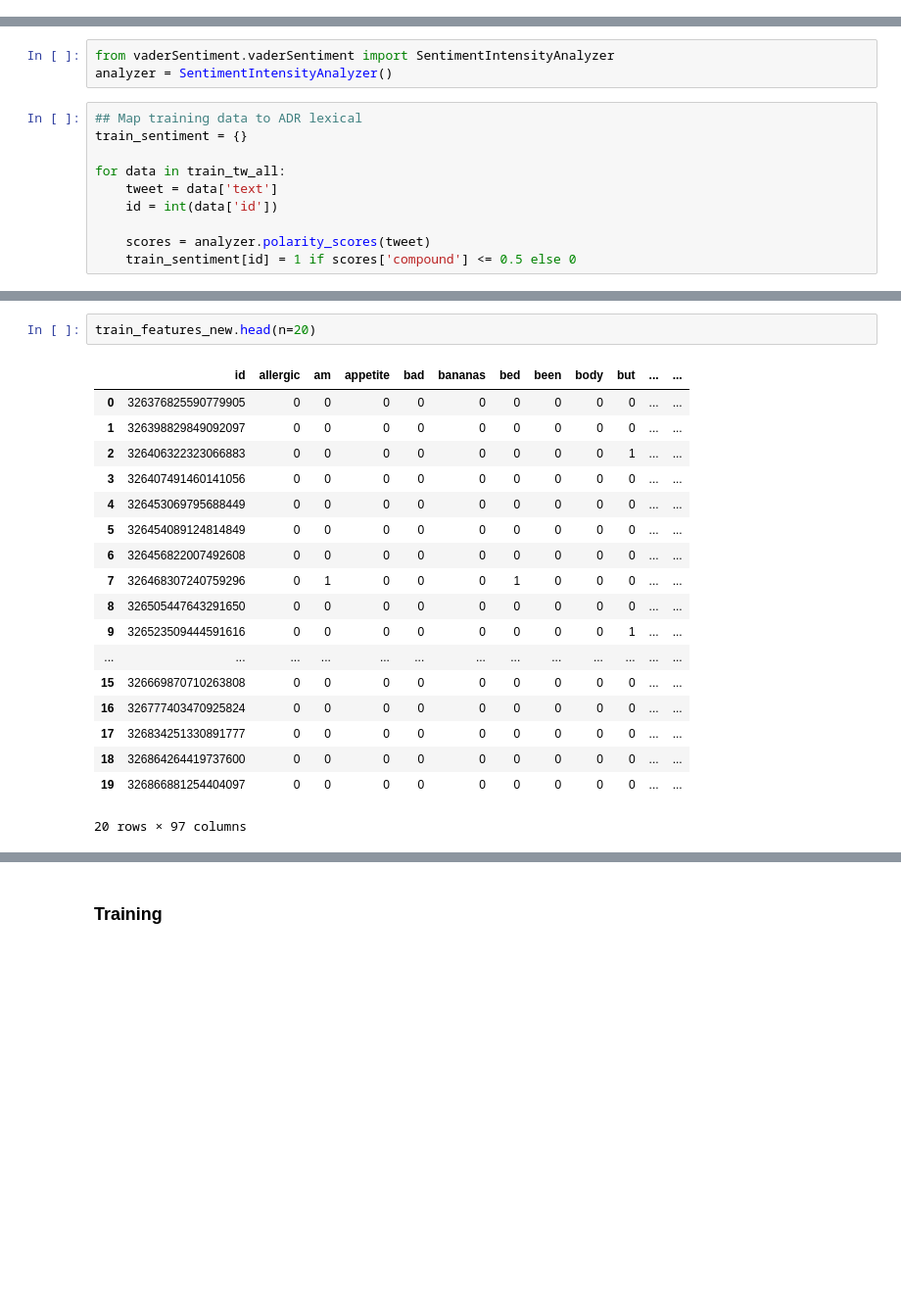
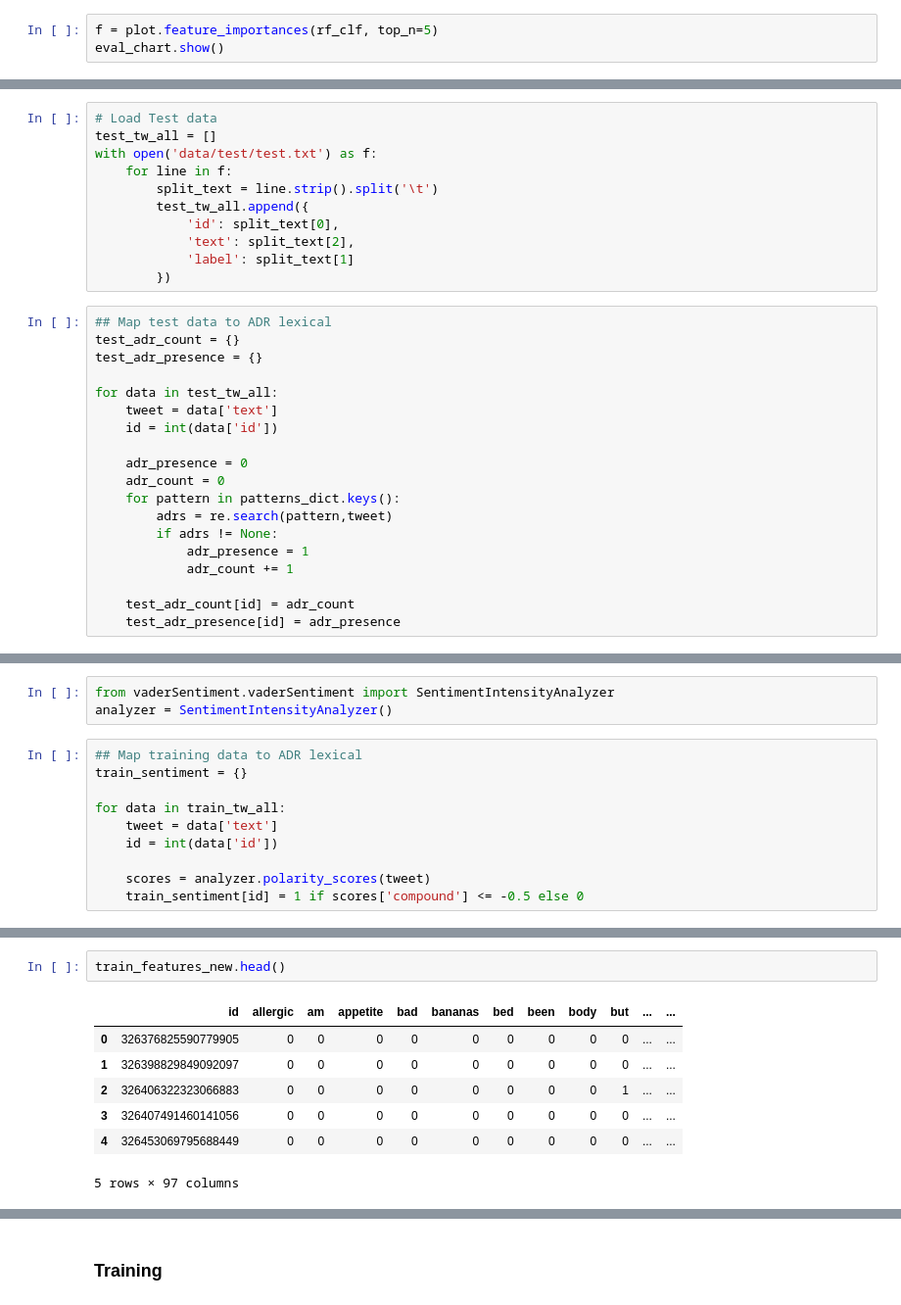
Before and after one commit to martindavid/tweet-analyzer-adverse-drug-reactions, a Jupyter notebook: Analysis.ipynb, the cells around one changed output, grey strips where cells are left out. Shown at 98% size. Saved outputs shown, nothing was run; the diff lists cells and outputs as text; blank space fills up the shorter version.

```diff
--- a/Analysis.ipynb
+++ b/Analysis.ipynb
@@ -294,0 +362,3 @@ accuracy_score(dev_class, dev_prediction_rf)
+# %%
+f = plot.feature_importances(rf_clf, top_n=5)
+eval_chart.show()
@@ -389,6 +459,36 @@ for data in dev_tw_all:
 
     dev_adr_count[id] = adr_count
     dev_adr_presence[id] = adr_presence
+# %%
+# Load Test data
+test_tw_all = []
+with open('data/test/test.txt') as f:
+    for line in f:
+        split_text = line.strip().split('\t')
+        test_tw_all.append({
+            'id': split_text[0],
+            'text': split_text[2],
+            'label': split_text[1]
+        })
+# %%
+## Map test data to ADR lexical
+test_adr_count = {}
+test_adr_presence = {}
+
+for data in test_tw_all:
+    tweet = data['text']
+    id = int(data['id'])
+
+    adr_presence = 0
+    adr_count = 0
+    for pattern in patterns_dict.keys():
+        adrs = re.search(pattern,tweet)
+        if adrs != None:
+            adr_presence = 1
+            adr_count += 1
+
+    test_adr_count[id] = adr_count
+    test_adr_presence[id] = adr_presence
 # %%
 ## Add two new features to training set
 train_features_new = pd.read_csv('data/train/train.csv')
@@ -442,5 +545,5 @@ for data in train_tw_all:
     id = int(data['id'])
 
     scores = analyzer.polarity_scores(tweet)
-    train_sentiment[id] = 1 if scores['compound'] <= 0.5 else 0
+    train_sentiment[id] = 1 if scores['compound'] <= -0.5 else 0
 # %%
@@ -459,21 +573,10 @@ train_features_new['neg_sent'] = train_features_new['id'].map(train_sentiment)
 # %%
-train_features_new.head(n=20)
+train_features_new.head()
 # %% [output]
 |  | id | allergic | am | appetite | bad | bananas | bed | been | body | but | ... | ... |
 | 0 | 326376825590779905 | 0 | 0 | 0 | 0 | 0 | 0 | 0 | 0 | 0 | ... | ... |
 | 1 | 326398829849092097 | 0 | 0 | 0 | 0 | 0 | 0 | 0 | 0 | 0 | ... | ... |
 | 2 | 326406322323066883 | 0 | 0 | 0 | 0 | 0 | 0 | 0 | 0 | 1 | ... | ... |
 | 3 | 326407491460141056 | 0 | 0 | 0 | 0 | 0 | 0 | 0 | 0 | 0 | ... | ... |
 | 4 | 326453069795688449 | 0 | 0 | 0 | 0 | 0 | 0 | 0 | 0 | 0 | ... | ... |
-| 5 | 326454089124814849 | 0 | 0 | 0 | 0 | 0 | 0 | 0 | 0 | 0 | ... | ... |
-| 6 | 326456822007492608 | 0 | 0 | 0 | 0 | 0 | 0 | 0 | 0 | 0 | ... | ... |
-| 7 | 326468307240759296 | 0 | 1 | 0 | 0 | 0 | 1 | 0 | 0 | 0 | ... | ... |
-| 8 | 326505447643291650 | 0 | 0 | 0 | 0 | 0 | 0 | 0 | 0 | 0 | ... | ... |
-| 9 | 326523509444591616 | 0 | 0 | 0 | 0 | 0 | 0 | 0 | 0 | 1 | ... | ... |
-| ... | ... | ... | ... | ... | ... | ... | ... | ... | ... | ... | ... | ... |
-| 15 | 326669870710263808 | 0 | 0 | 0 | 0 | 0 | 0 | 0 | 0 | 0 | ... | ... |
-| 16 | 326777403470925824 | 0 | 0 | 0 | 0 | 0 | 0 | 0 | 0 | 0 | ... | ... |
-| 17 | 326834251330891777 | 0 | 0 | 0 | 0 | 0 | 0 | 0 | 0 | 0 | ... | ... |
-| 18 | 326864264419737600 | 0 | 0 | 0 | 0 | 0 | 0 | 0 | 0 | 0 | ... | ... |
-| 19 | 326866881254404097 | 0 | 0 | 0 | 0 | 0 | 0 | 0 | 0 | 0 | ... | ... |
-20 rows × 97 columns
+5 rows × 97 columns
```
Also changed, not shown: parts of 98 cells of this notebook, 7 other files.
